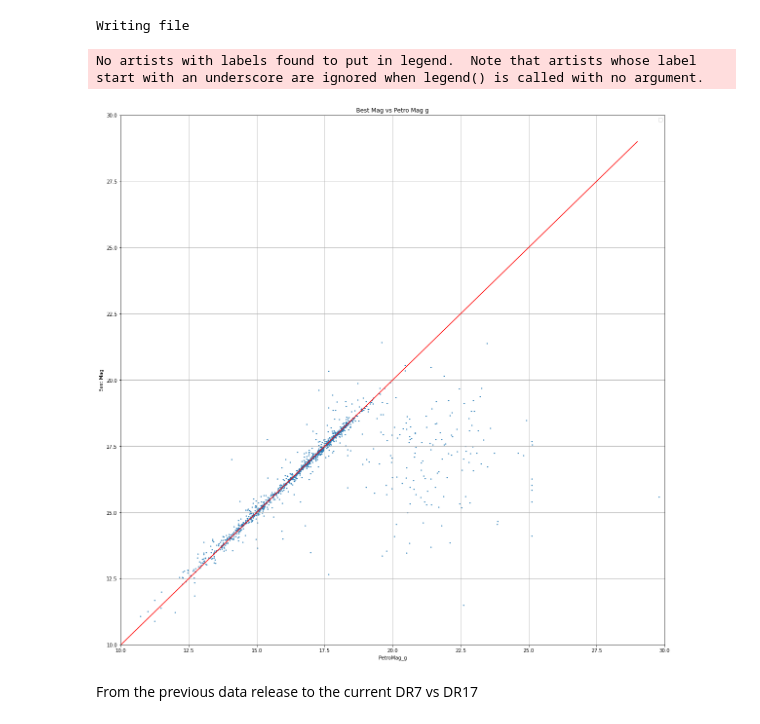
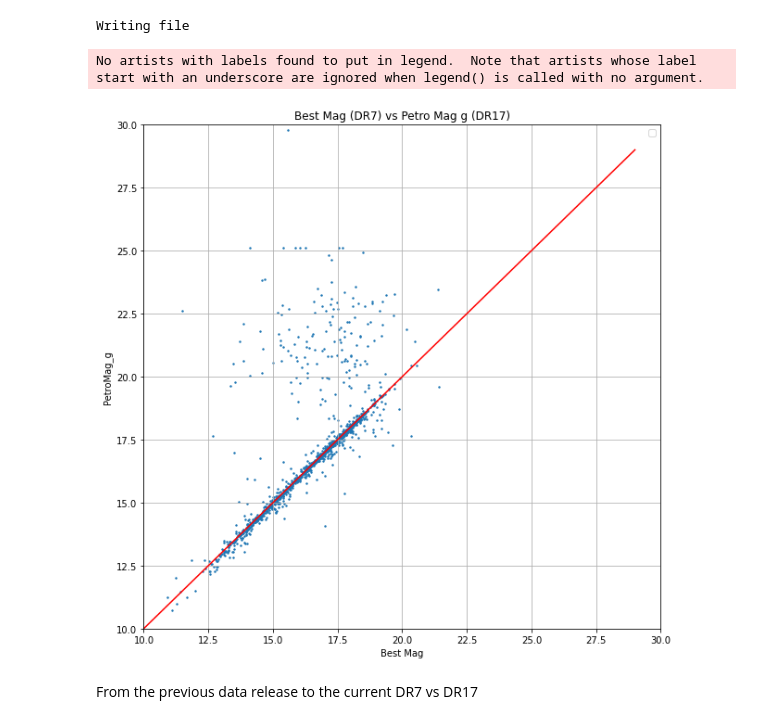
Before and after one commit to sara-negussie/Chandra, a Jupyter notebook: sdssplots.ipynb, the cells around one changed output. Saved outputs shown, nothing was run; the diff lists cells and outputs as text; code cells hidden in the pictures.

```diff
--- a/sdssplots.ipynb
+++ b/sdssplots.ipynb
@@ -113,23 +113,23 @@ Writing file
 # %%
 #plots
 
 #x = raGalaxies[0:np.size(newRA)]
 #plt.scatter(newArray, bestMag[0:np.size(newArray)], s = 5)
 
-fig = plt.figure(figsize =(20, 20))
-plt.scatter(petro_g, bestM, s = 2)
+fig = plt.figure(figsize =(10, 10))
+plt.scatter(bestM, petro_g, s = 2)
 plt.plot(range(0,30), range(0,30), color = 'red')
-plt.title("Best Mag vs Petro Mag g")
-plt.xlabel("PetroMag_g")
-plt.ylabel("Best Mag")
+plt.title("Best Mag (DR7) vs Petro Mag g (DR17)")
+plt.xlabel("Best Mag")
+plt.ylabel("PetroMag_g")
 plt.xlim(10,30)
 plt.ylim(10,30)
 plt.legend()
 plt.grid()
 plt.show()
 # %% [output]
 No artists with labels found to put in legend.  Note that artists whose label start with an underscore are ignored when legend() is called with no argument.
-[figure, old version]
+[figure, new version]
 # %% [markdown]
 From the previous data release to the current
 DR7 vs DR17
```
Also changed, not shown: parts of 16 cells of this notebook, 16 other files.
